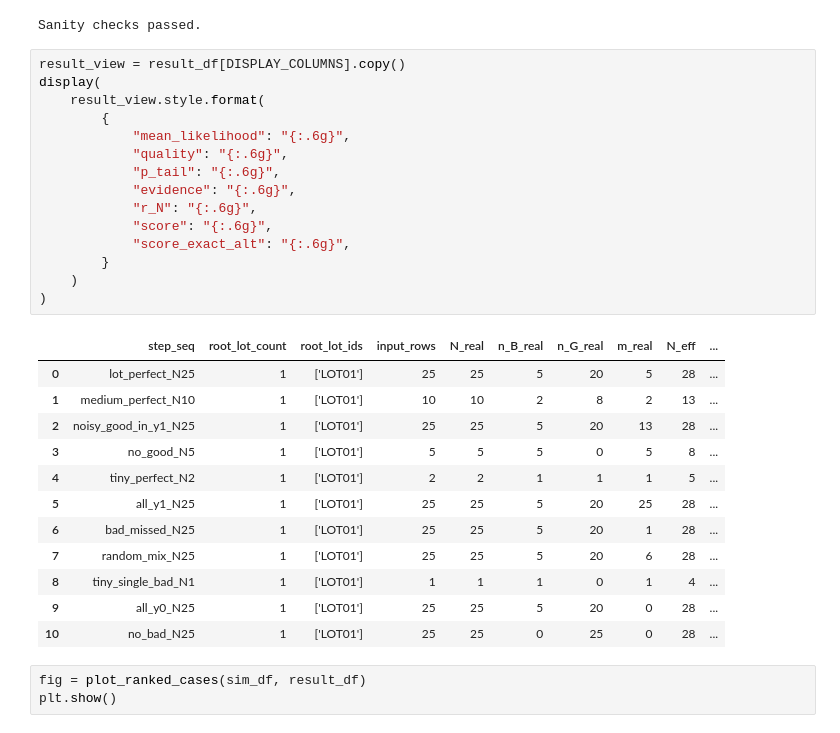
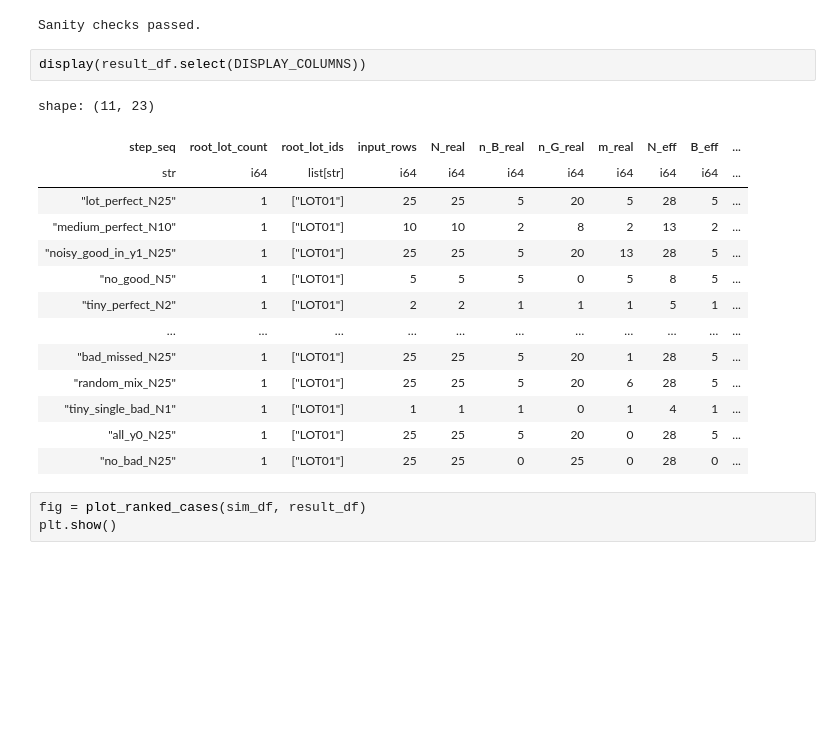
Before and after one commit to sgp105/scratch_finder, a Jupyter notebook: wafer_process_suspicion_sim.ipynb, the cells around one changed output. Drawn from its saved outputs; the diff is of its cells as text; blank space fills up the shorter version.

```diff
--- a/wafer_process_suspicion_sim.ipynb
+++ b/wafer_process_suspicion_sim.ipynb
@@ -65,33 +56,22 @@ print("Sanity checks passed.")
 # %% [output]
 Sanity checks passed.
 # %%
-result_view = result_df[DISPLAY_COLUMNS].copy()
-display(
-    result_view.style.format(
-        {
-            "mean_likelihood": "{:.6g}",
-            "quality": "{:.6g}",
-            "p_tail": "{:.6g}",
-            "evidence": "{:.6g}",
-            "r_N": "{:.6g}",
-            "score": "{:.6g}",
-            "score_exact_alt": "{:.6g}",
-        }
-    )
-)
+display(result_df.select(DISPLAY_COLUMNS))
 # %% [output]
+shape: (11, 23)
-|  | step_seq | root_lot_count | root_lot_ids | input_rows | N_real | n_B_real | n_G_real | m_real | N_eff | ... |
-| 0 | lot_perfect_N25 | 1 | ['LOT01'] | 25 | 25 | 5 | 20 | 5 | 28 | ... |
-| 1 | medium_perfect_N10 | 1 | ['LOT01'] | 10 | 10 | 2 | 8 | 2 | 13 | ... |
-| 2 | noisy_good_in_y1_N25 | 1 | ['LOT01'] | 25 | 25 | 5 | 20 | 13 | 28 | ... |
-| 3 | no_good_N5 | 1 | ['LOT01'] | 5 | 5 | 5 | 0 | 5 | 8 | ... |
-| 4 | tiny_perfect_N2 | 1 | ['LOT01'] | 2 | 2 | 1 | 1 | 1 | 5 | ... |
-| 5 | all_y1_N25 | 1 | ['LOT01'] | 25 | 25 | 5 | 20 | 25 | 28 | ... |
-| 6 | bad_missed_N25 | 1 | ['LOT01'] | 25 | 25 | 5 | 20 | 1 | 28 | ... |
-| 7 | random_mix_N25 | 1 | ['LOT01'] | 25 | 25 | 5 | 20 | 6 | 28 | ... |
-| 8 | tiny_single_bad_N1 | 1 | ['LOT01'] | 1 | 1 | 1 | 0 | 1 | 4 | ... |
-| 9 | all_y0_N25 | 1 | ['LOT01'] | 25 | 25 | 5 | 20 | 0 | 28 | ... |
-| 10 | no_bad_N25 | 1 | ['LOT01'] | 25 | 25 | 0 | 25 | 0 | 28 | ... |
+| step_seq | root_lot_count | root_lot_ids | input_rows | N_real | n_B_real | n_G_real | m_real | N_eff | B_eff | ... |
+| str | i64 | list[str] | i64 | i64 | i64 | i64 | i64 | i64 | i64 | ... |
+| "lot_perfect_N25" | 1 | ["LOT01"] | 25 | 25 | 5 | 20 | 5 | 28 | 5 | ... |
+| "medium_perfect_N10" | 1 | ["LOT01"] | 10 | 10 | 2 | 8 | 2 | 13 | 2 | ... |
+| "noisy_good_in_y1_N25" | 1 | ["LOT01"] | 25 | 25 | 5 | 20 | 13 | 28 | 5 | ... |
+| "no_good_N5" | 1 | ["LOT01"] | 5 | 5 | 5 | 0 | 5 | 8 | 5 | ... |
+| "tiny_perfect_N2" | 1 | ["LOT01"] | 2 | 2 | 1 | 1 | 1 | 5 | 1 | ... |
+| … | … | … | … | … | … | … | … | … | … | ... |
+| "bad_missed_N25" | 1 | ["LOT01"] | 25 | 25 | 5 | 20 | 1 | 28 | 5 | ... |
+| "random_mix_N25" | 1 | ["LOT01"] | 25 | 25 | 5 | 20 | 6 | 28 | 5 | ... |
+| "tiny_single_bad_N1" | 1 | ["LOT01"] | 1 | 1 | 1 | 0 | 1 | 4 | 1 | ... |
+| "all_y0_N25" | 1 | ["LOT01"] | 25 | 25 | 5 | 20 | 0 | 28 | 5 | ... |
+| "no_bad_N25" | 1 | ["LOT01"] | 25 | 25 | 0 | 25 | 0 | 28 | 0 | ... |
 # %%
 fig = plot_ranked_cases(sim_df, result_df)
 plt.show()
```
Also changed, not shown: parts of 5 cells of this notebook, 2 other files.
